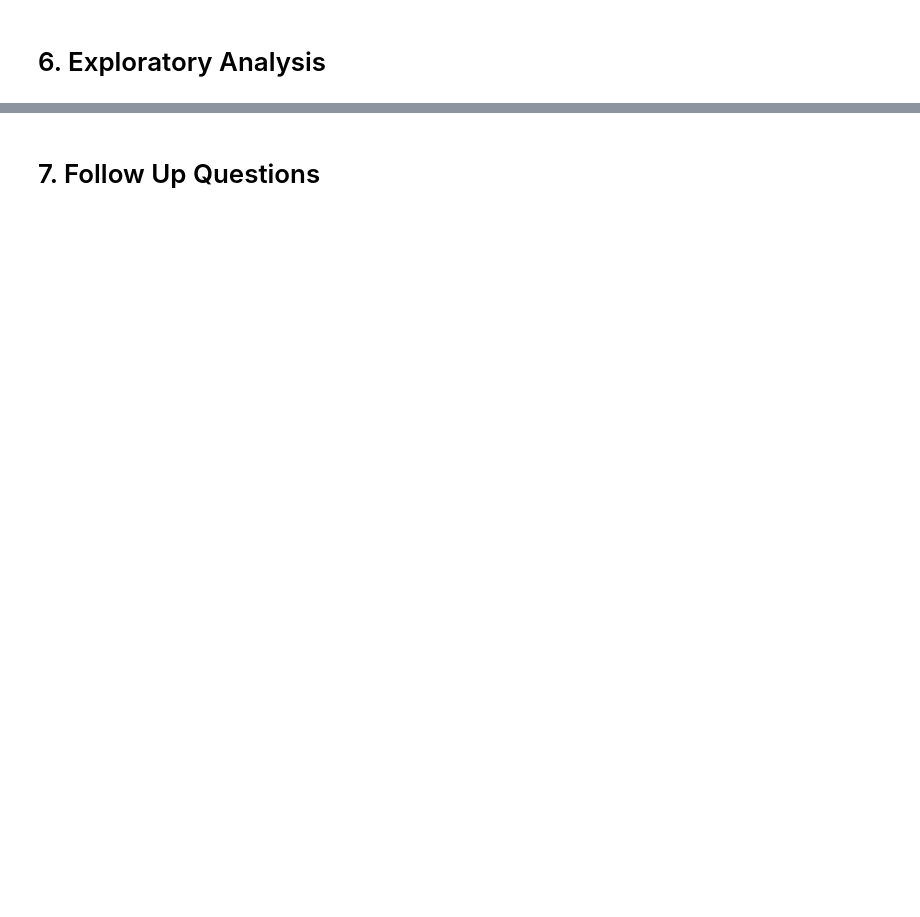
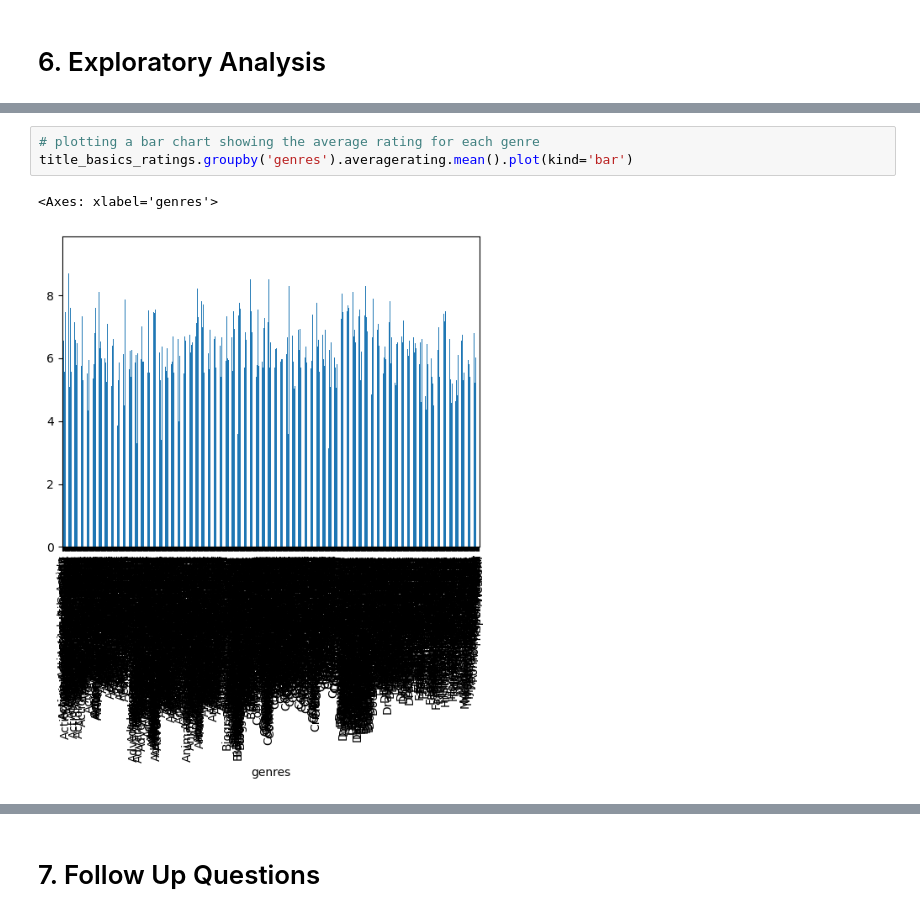
Before and after one commit to FionaNalianya/Microsoft-Movie, a Jupyter notebook: notebook.ipynb, the cells around one changed output, grey strips where cells are left out. Cells and saved outputs as stored; diff of their text form; blank space fills up the shorter version.

```diff
--- a/notebook.ipynb
+++ b/notebook.ipynb
@@ -589,0 +590,6 @@ title_basics_ratings.genres.value_counts().plot(kind='bar', figsize=(15,8))
+# %%
+# plotting a bar chart showing the average rating for each genre
+title_basics_ratings.groupby('genres').averagerating.mean().plot(kind='bar')
+# %% [output]
+<Axes: xlabel='genres'>
+[figure, added]
```
Also changed, not shown: parts of 13 cells of this notebook.
